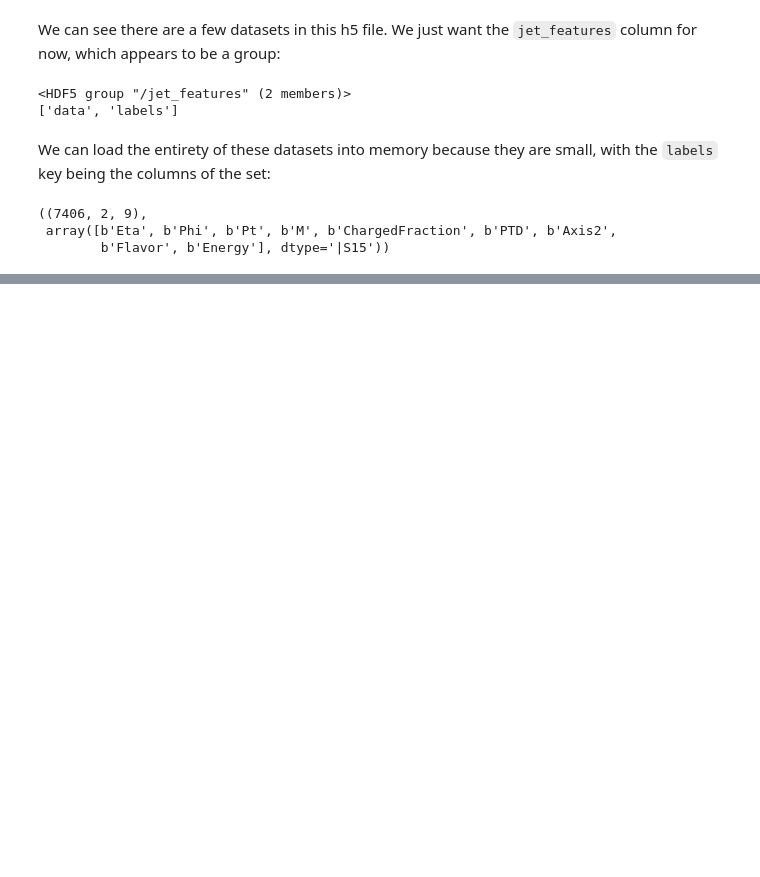
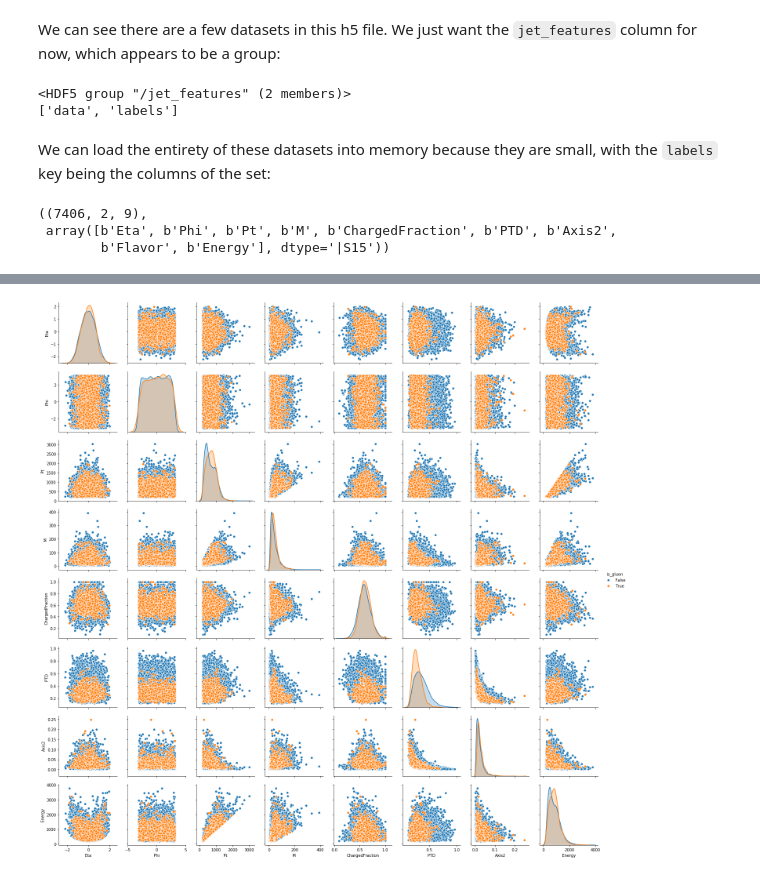
Before and after one commit to luclepot/SPS_ml_tutorial, a Jupyter notebook: day2/1_ml.ipynb, the cells around one changed output, grey strips where cells are left out. Saved outputs shown, nothing was run; the diff lists cells and outputs as text; code cells hidden in the pictures; blank space fills up the shorter version.

```diff
--- a/day2/1_ml.ipynb
+++ b/day2/1_ml.ipynb
@@ -100,18 +110,21 @@ A good way to learn machine learning is to build a model. In this case, we can t
 # %%
 import seaborn as sns
 import matplotlib.pyplot as plt
 
 # reshape the data so it is all jets, and decode the feature labels
 data = pd.DataFrame(data_raw.reshape((7406*2, 9)), columns=map(lambda x: x.decode('utf-8'), columns))
-y = data['Flavor'].isin([9, 21]).astype(int)
 
-data.drop(['Flavor', 'Eta', 'Phi'], axis=1, inplace=True)
+# isolate gluon tags, make them the y-axis
+y = data['Flavor'].isin([9, 21])
+data['is_gluon'] = y
+y = y.astype(int)
 
-plt.figure(figsize=(15,15))
+# remove flavor
+data.drop(['Flavor'], axis=1, inplace=True)
 
-data[y == 1].hist(label='gluons', color='tab:blue', histtype='step')
-data[y == 0].hist(label='not gluons', color='tab:orange', histtype='step')
-plt.legend()
+# plot according to gluon status
+sns.pairplot(data, hue='is_gluon', vars=[c for c in data.columns if c != 'is_gluon'])
+data.drop('is_gluon', axis=1, inplace=True)
 plt.show()
+# %% [output]
+[figure, added]
-# %% [markdown]
-##
```
Also changed, not shown: parts of 25 cells of this notebook.
